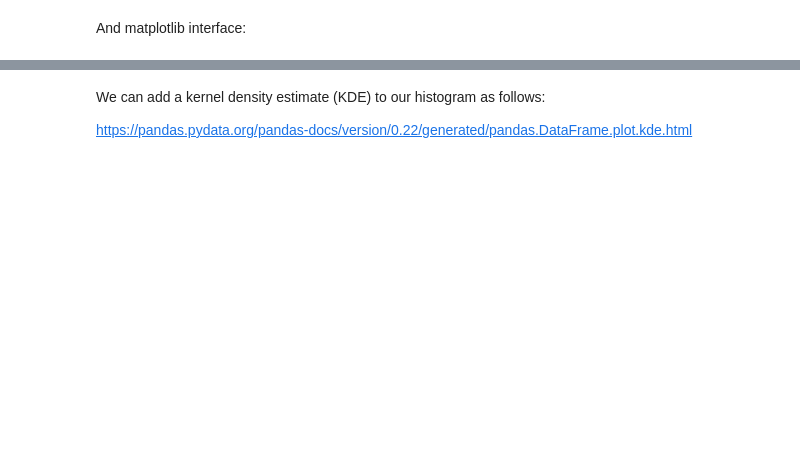
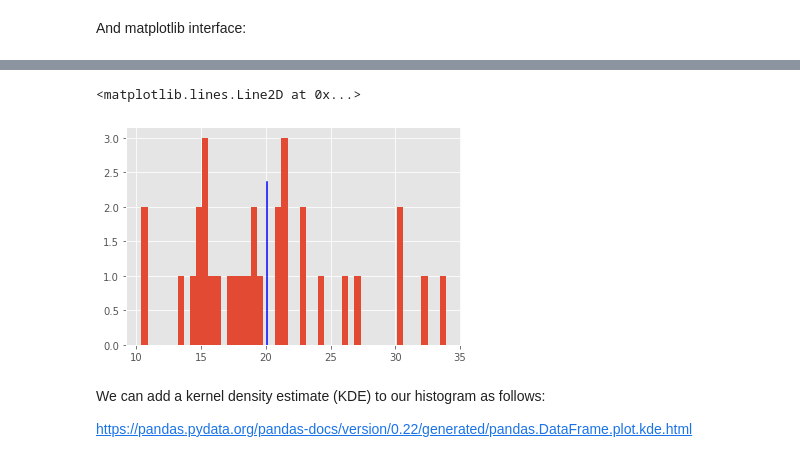
Before and after one commit to thinkful-dsi-cassowary/dsi3_student_pair_work, a Jupyter notebook: Coby/Practice - Python for data scientists III - eda viz.ipynb, the cells around one changed output, grey strips where cells are left out. Drawn from its saved outputs; the diff is of its cells as text; code cells hidden in the pictures; blank space fills up the shorter version.

```diff
--- a/Coby/Practice - Python for data scientists III - eda viz.ipynb
+++ b/Coby/Practice - Python for data scientists III - eda viz.ipynb
@@ -72,3 +89,6 @@ There is an poorly named column here. Change the "Unnamed: 0" column to "name".
 https://pandas.pydata.org/pandas-docs/stable/generated/pandas.DataFrame.rename.html
 # %%
 # your work here
+
+dfcars = dfcars.rename(columns={'Unnamed: 0': 'name'})
+dfcars
@@ -83,3 +121,12 @@ Parse out the car `maker` from column $0$, i.e., the column you just renamed, an
+# %%
+# your work here
+
+def get_maker(model):
+    for i in model:
+        if i == ' ':
+            return model[0:model.index(i)]
+
+dfcars = dfcars.assign(maker = [get_maker(model) for model in dfcars['name']])
 # %% [markdown]
 This is what the dataframe looks like now:
 # %%
@@ -181,3 +315,11 @@ Your plot should look something like the following:
+# %%
+# Your work here
+
+plt.hist(dfcars.mpg, bins=50)
+plt.axvline(x = dfcars.mpg.mean(), color = 'b', ymax = .75)
+# %% [output]
+<matplotlib.lines.Line2D at 0x...>
+[figure, added]
 # %% [markdown]
 We can add a kernel density estimate (KDE) to our histogram as follows:
 
```
Also changed, not shown: parts of 44 cells of this notebook.
